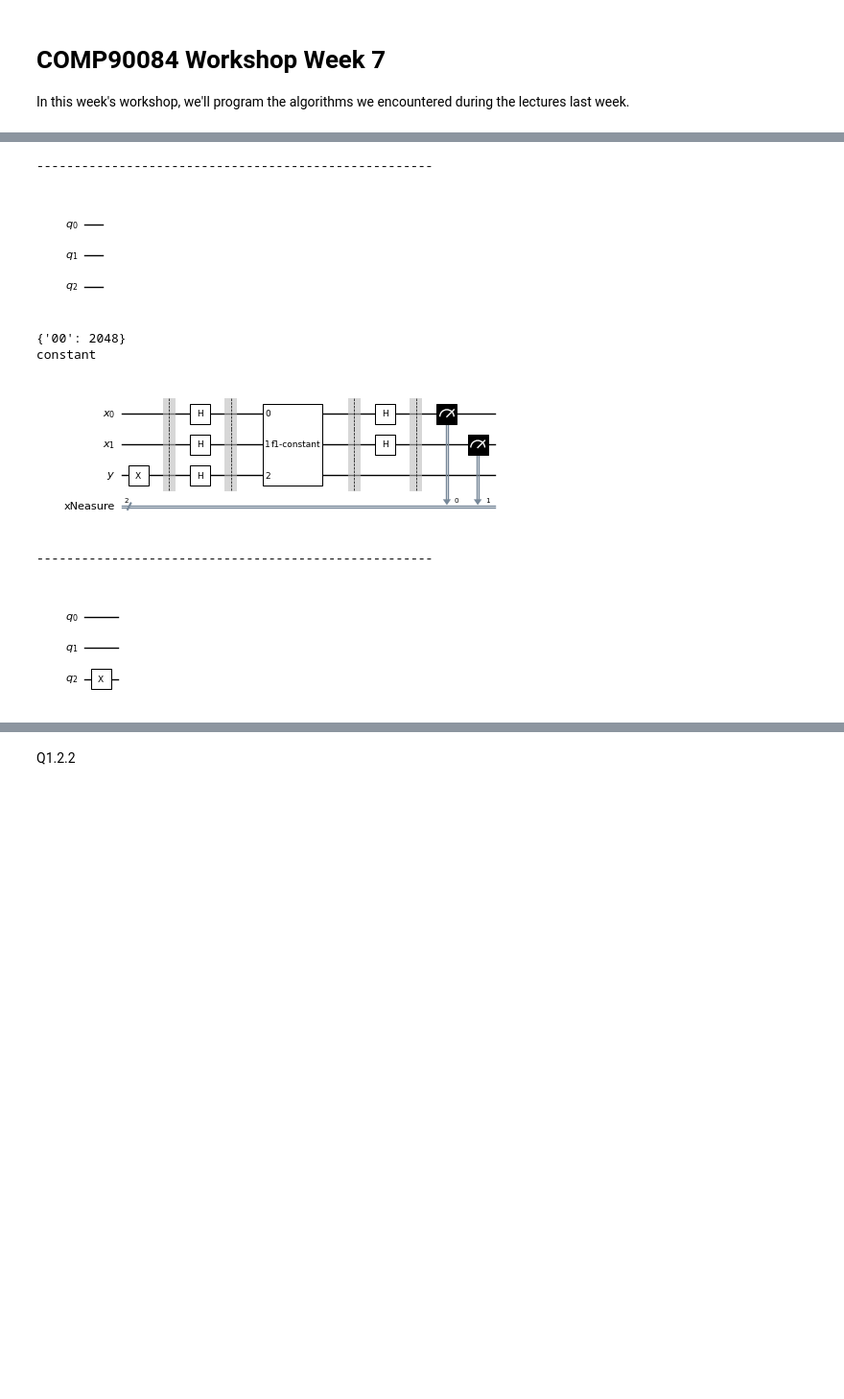
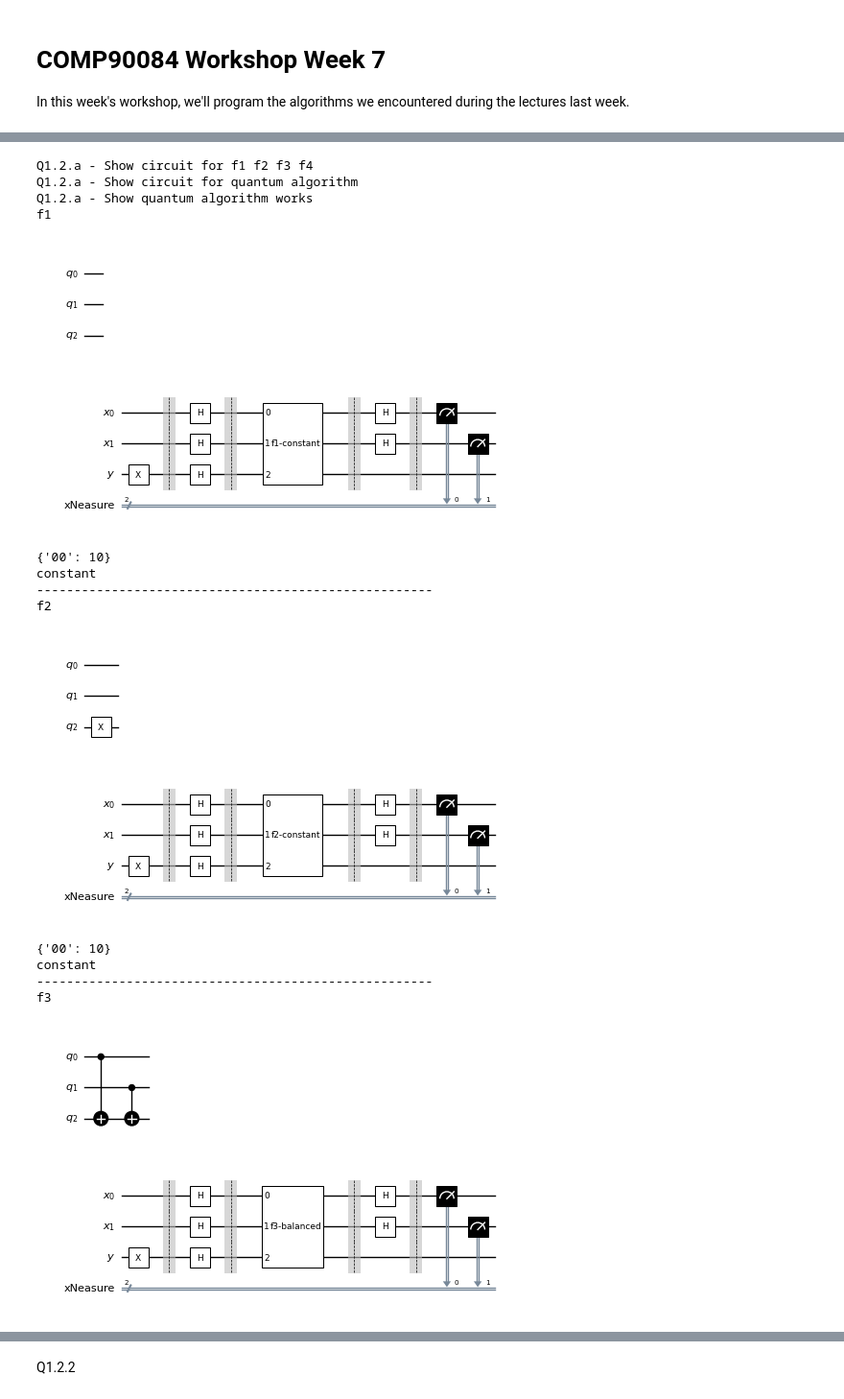
Before and after one commit to Lucifer1662/quantum, a Jupyter notebook: Assignement 1.ipynb, the cells around one changed output, grey strips where cells are left out. Shown at 96% size. Cells and saved outputs as stored; diff of their text form; code cells hidden in the pictures; blank space fills up the shorter version.

```diff
--- a/Assignement 1.ipynb
+++ b/Assignement 1.ipynb
@@ -110,4 +113,8 @@ The sum is either constant for -1 or +1, else if balance it is 0.
 # %%
+print("Q1.2.a - Show circuit for f1 f2 f3 f4")
+print("Q1.2.a - Show circuit for quantum algorithm")
+print("Q1.2.a - Show quantum algorithm works")
+
 def f1():
     qc = QuantumCircuit(3, name="f1-constant")
     return qc
@@ -159,45 +166,64 @@ def deutsch_josza(function=None, num_qubits = 2):
     return qc
 
 def print_is_balanced_or_constant(Uf, num_qubits):
-    print("-----------------------------------------------------")
     display(Uf.draw('mpl',style="bw", scale = 0.5))
     dj_1_qubit = deutsch_josza(Uf, num_qubits)
-    job_dj_1_qubit = backend_sim.run(transpile(dj_1_qubit, backend_sim), shots=2048)
+    display(dj_1_qubit.draw('mpl',style="bw", scale = 0.5))
+    job_dj_1_qubit = backend_sim.run(transpile(dj_1_qubit, backend_sim), shots=10)
     result_dj_1_qubit = job_dj_1_qubit.result()
     counts_dj_1_qubit = result_dj_1_qubit.get_counts(dj_1_qubit)
     print(counts_dj_1_qubit)
 
     max_key = ""
     max_count = 0
     for key in counts_dj_1_qubit:
         count = counts_dj_1_qubit[key]
         if(count > max_count):
             max_count = count
             max_key = key
 
     #if only zeros, then it is constant, else balanaced
     if(max_key.find("1") == -1):
         print("constant")
     else:
         print("balanced")
 
-    display(dj_1_qubit.draw('mpl',style="bw", scale = 0.5))
 
 
 
-
+print("f1")
 print_is_balanced_or_constant(f1(), 3)
 
+print("-----------------------------------------------------")
+
+print("f2")
 print_is_balanced_or_constant(f2(), 3)
 
+print("-----------------------------------------------------")
+
+print("f3")
 print_is_balanced_or_constant(f3(), 3)
 
+print("-----------------------------------------------------")
+
+print("f4")
 print_is_balanced_or_constant(f4(), 3)
 # %% [output]
------------------------------------------------------
+Q1.2.a - Show circuit for f1 f2 f3 f4
+Q1.2.a - Show circuit for quantum algorithm
+Q1.2.a - Show quantum algorithm works
+f1
 [figure]
+[figure]
-{'00': 2048}
+{'00': 10}
 constant
+-----------------------------------------------------
+f2
-[figure]
+[figure]
+[figure]
+{'00': 10}
+constant
 -----------------------------------------------------
+f3
-[figure]
+[figure]
+[figure]
```
Also changed, not shown: parts of 26 cells of this notebook.
